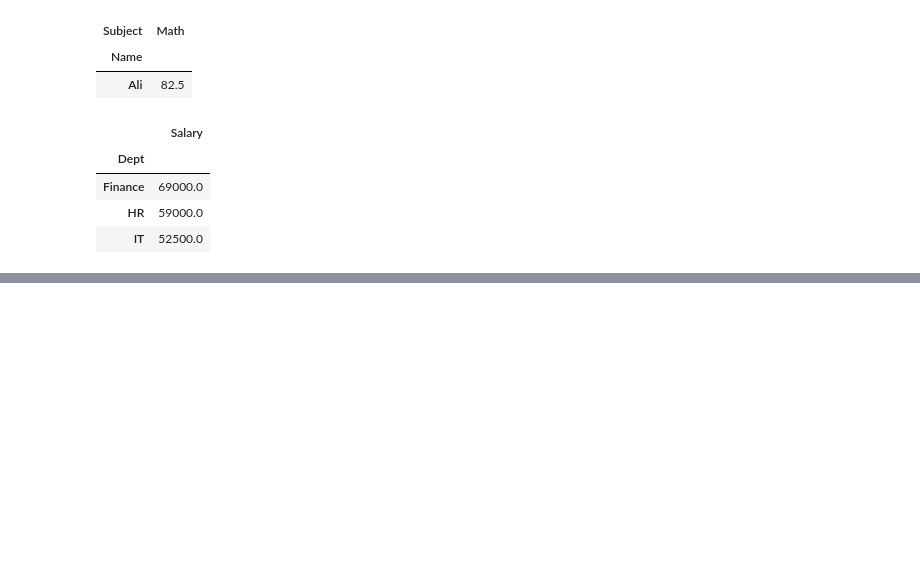
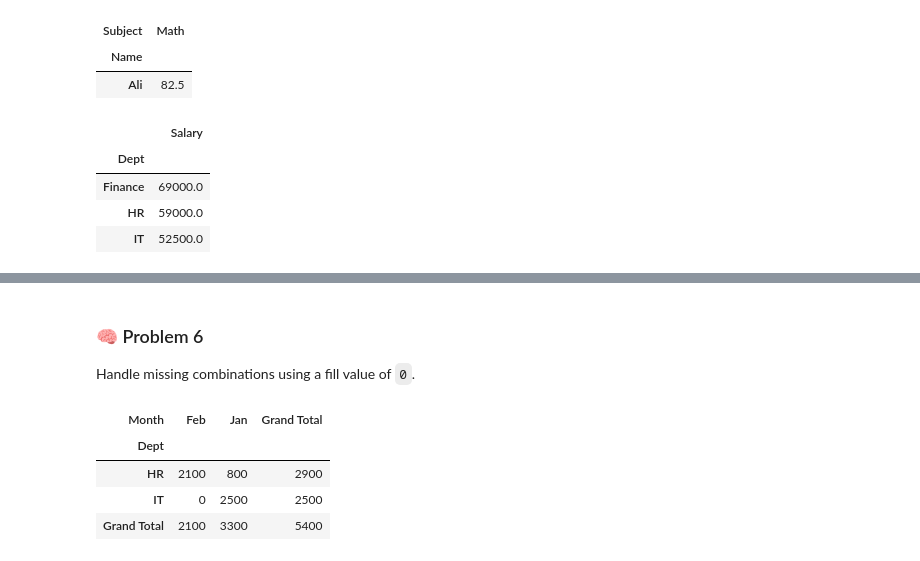
Before and after one commit to RealHaroon/Data-Analytics, a Jupyter notebook: Notebooks/Pandas/Pivot Table.ipynb, the cells around one changed output, grey strips where cells are left out. Cells and saved outputs as stored; diff of their text form; code cells hidden in the pictures; blank space fills up the shorter version.

```diff
--- a/Notebooks/Pandas/Pivot Table.ipynb
+++ b/Notebooks/Pandas/Pivot Table.ipynb
@@ -196,0 +221,12 @@ Explain **in your own words**:
+# %% [markdown]
+### 🧠 Problem 6
+
+Handle missing combinations using a fill value of `0`.
+# %%
+transactions.pivot_table(index='Dept',columns='Month',values='Sales',aggfunc='sum',margins=True,margins_name='Grand Total',fill_value=0)
+# %% [output]
+| Month | Feb | Jan | Grand Total |
+| Dept |  |  |  |
+| HR | 2100 | 800 | 2900 |
+| IT | 0 | 2500 | 2500 |
+| Grand Total | 2100 | 3300 | 5400 |
```
Also changed, not shown: parts of 39 cells of this notebook.
